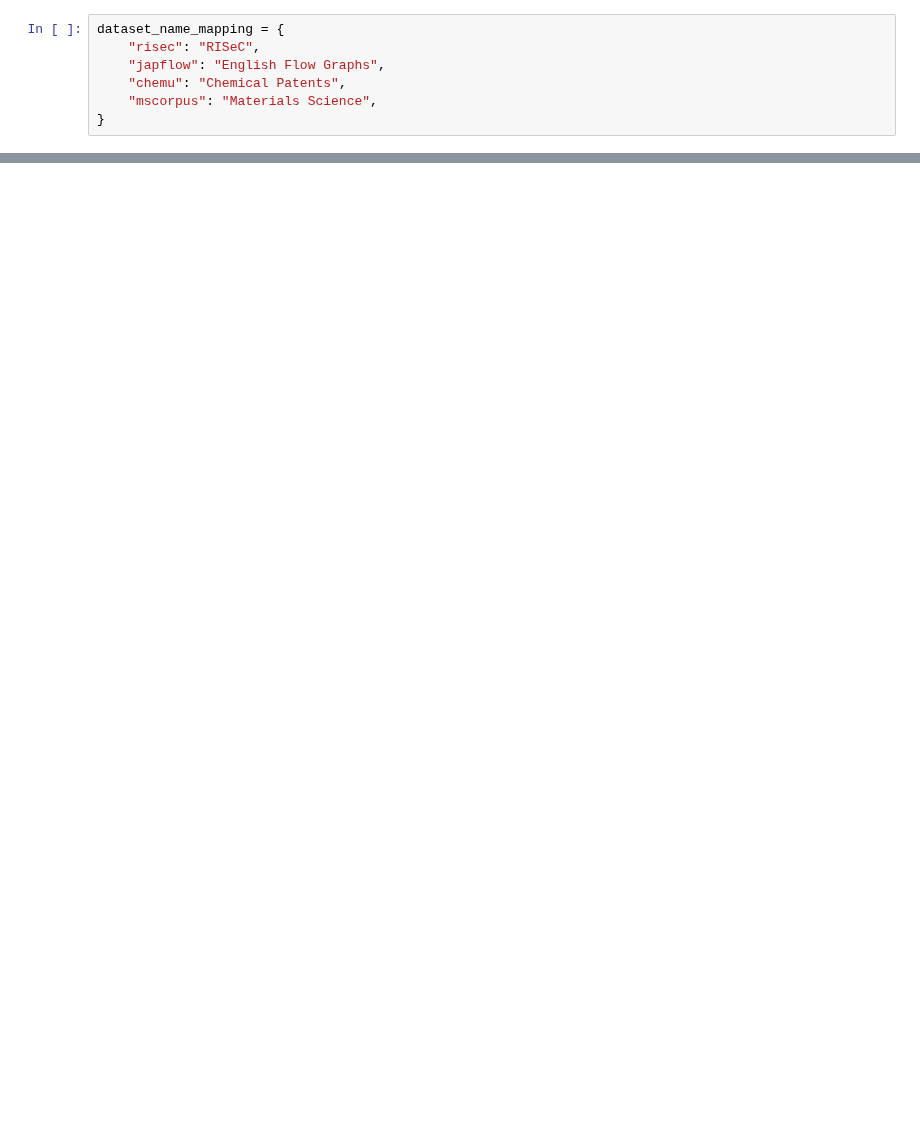
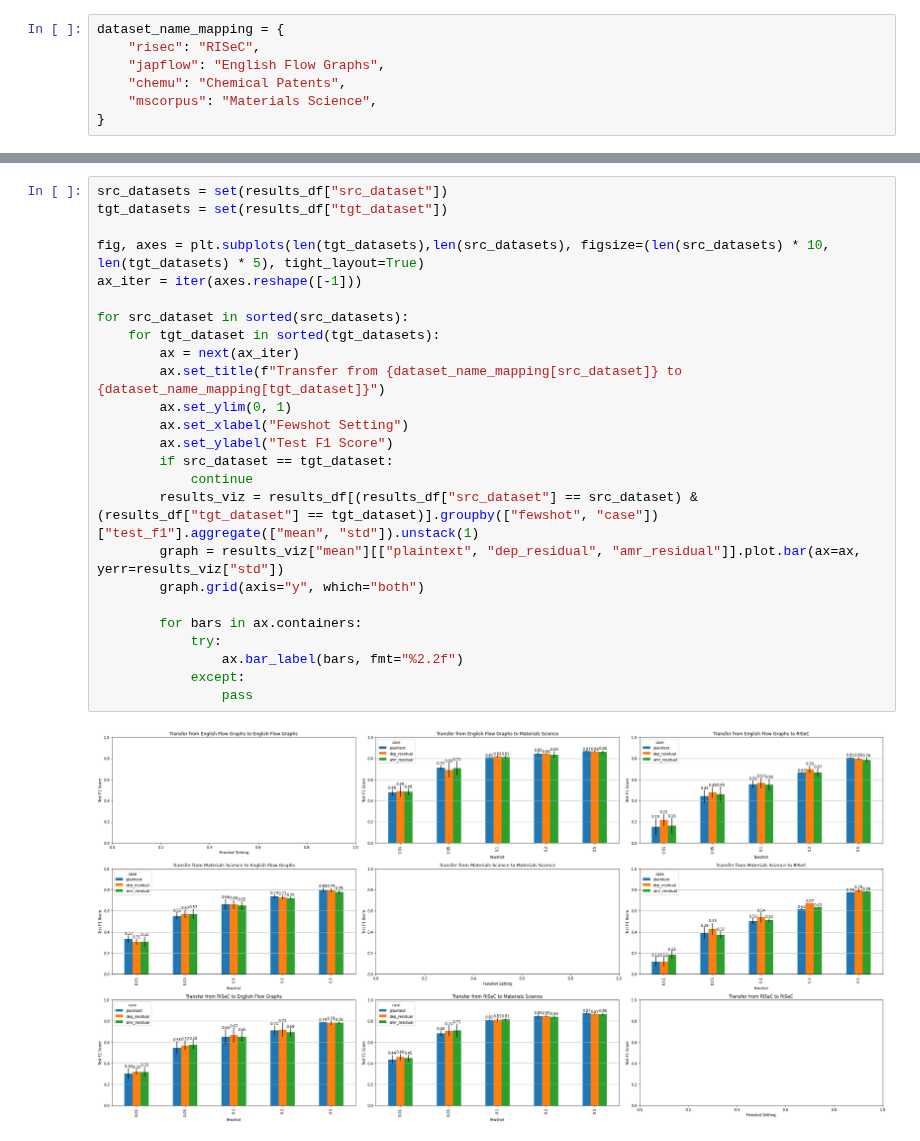
Before and after one commit to ShoRit/flow_graphs, a Jupyter notebook: code/visualize_results.ipynb, the cells around one changed output, grey strips where cells are left out. Drawn from its saved outputs; the diff is of its cells as text; blank space fills up the shorter version.

```diff
--- a/code/visualize_results.ipynb
+++ b/code/visualize_results.ipynb
@@ -78 +73,28 @@ results_df.shape
+# %%
+src_datasets = set(results_df["src_dataset"])
+tgt_datasets = set(results_df["tgt_dataset"])
+
+fig, axes = plt.subplots(len(tgt_datasets),len(src_datasets), figsize=(len(src_datasets) * 10, len(tgt_datasets) * 5), tight_layout=True)
+ax_iter = iter(axes.reshape([-1]))
+
+for src_dataset in sorted(src_datasets):
+    for tgt_dataset in sorted(tgt_datasets):
+        ax = next(ax_iter)
+        ax.set_title(f"Transfer from {dataset_name_mapping[src_dataset]} to {dataset_name_mapping[tgt_dataset]}")
+        ax.set_ylim(0, 1)
+        ax.set_xlabel("Fewshot Setting")
+        ax.set_ylabel("Test F1 Score")
+        if src_dataset == tgt_dataset:
+            continue
+        results_viz = results_df[(results_df["src_dataset"] == src_dataset) & (results_df["tgt_dataset"] == tgt_dataset)].groupby(["fewshot", "case"])["test_f1"].aggregate(["mean", "std"]).unstack(1)
+        graph = results_viz["mean"][["plaintext", "dep_residual", "amr_residual"]].plot.bar(ax=ax, yerr=results_viz["std"])
+        graph.grid(axis="y", which="both")
+
+        for bars in ax.containers:
+            try:
+                ax.bar_label(bars, fmt="%2.2f")
+            except:
+                pass
+# %% [output]
+[figure, added]
 # %%
```
Also changed, not shown: parts of 8 cells of this notebook.
